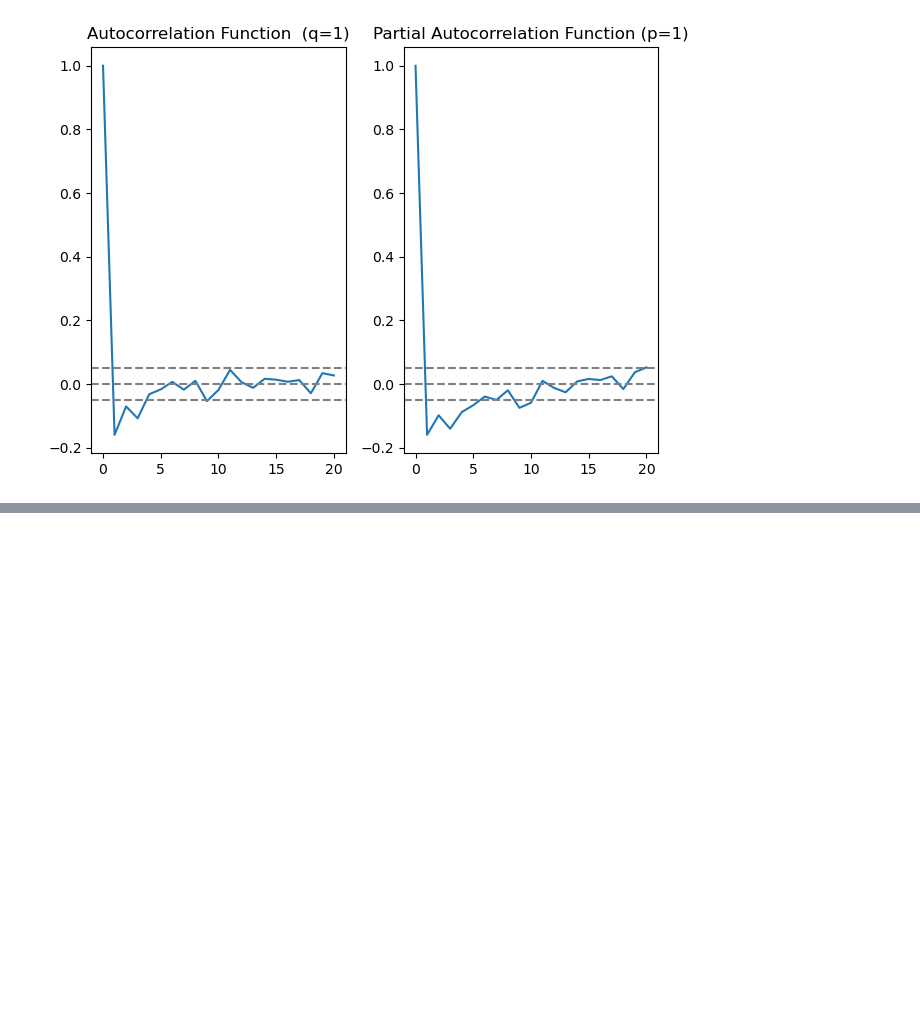
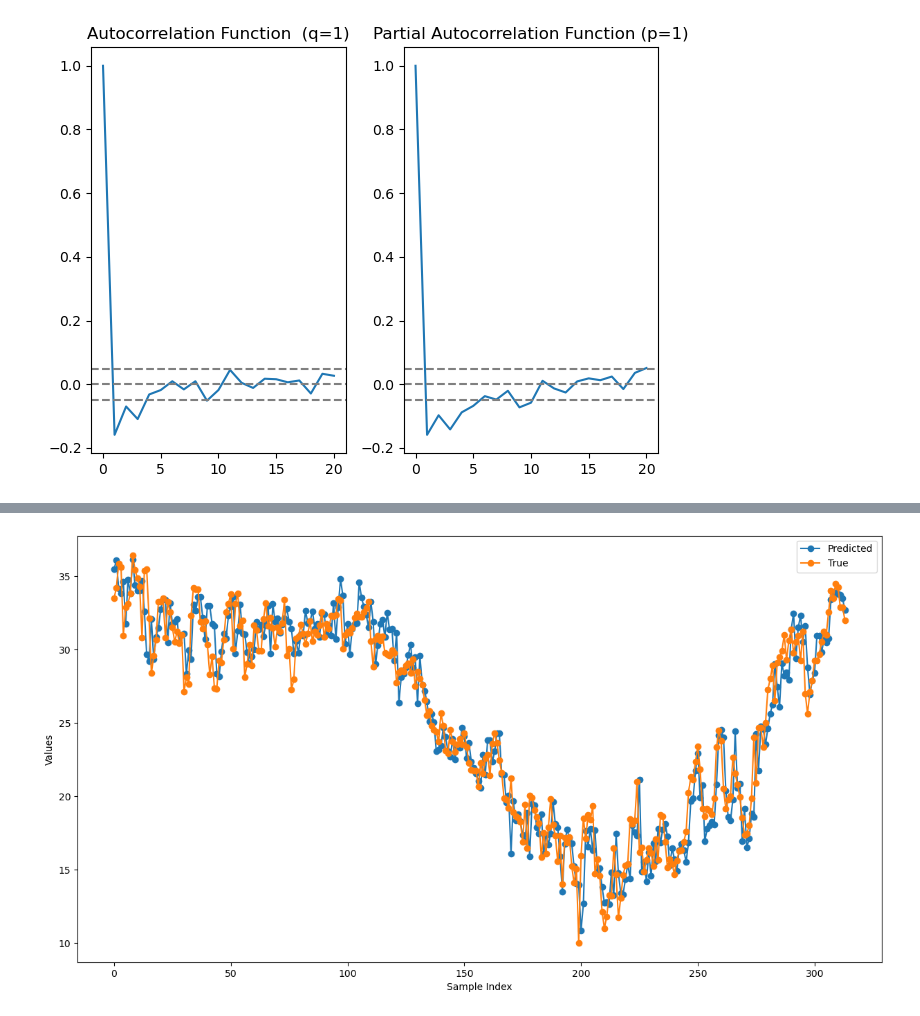
Before and after one commit to gscibi/tutorials, a Jupyter notebook: Time Series/time_series.ipynb, the cells around one changed output, grey strips where cells are left out. Drawn from its saved outputs; the diff is of its cells as text; code cells hidden in the pictures; blank space fills up the shorter version.

```diff
--- a/Time Series/time_series.ipynb
+++ b/Time Series/time_series.ipynb
@@ -334,0 +340,4 @@ RMSE:  1.638248707859098
+# %%
+### Use xgboost
+df=df[['meantemp','humidity', 'wind_speed', 'meanpressure']]
+df.reset_index(inplace=True)
@@ -334,0 +406,21 @@ RMSE:  1.638248707859098
+# %%
+#prepare for prediction
+X_train = train_df.drop(['meantemp', 'humidity', 'wind_speed', 'meanpressure'], axis=1)
+y_train = train_df[['meantemp']]
+
+X_test = test_df.drop(['meantemp','humidity', 'wind_speed', 'meanpressure'], axis=1)
+y_test = test_df[['meantemp']]
+# %%
+import xgboost as xgb
+from sklearn.model_selection import train_test_split
+from sklearn.metrics import mean_squared_error
+import pandas as pd
+
+model = xgb.XGBRegressor(random_state=42)
+model.fit(X_train, y_train)
+
+y_pred = model.predict(X_test)
+
+mse = mean_squared_error(y_test, y_pred)
+rmse = np.sqrt(mse)
+print('RMSE: ', rmse)
@@ -334,0 +446,21 @@ RMSE:  1.638248707859098
+# %%
+# Plotting
+
+
+test_reset = y_test.reset_index(drop=True)
+
+fig, ax = plt.subplots(figsize=(15, 8))
+
+
+plt.plot(y_pred, label='Predicted', marker='o')
+plt.plot(test_reset.meantemp, label='True', marker='o')
+
+# Adding labels and legend
+plt.xlabel('Sample Index')
+plt.ylabel('Values')
+plt.legend()
+
+# Display the plot
+plt.show()
+# %% [output]
+[figure, added]
```
Also changed, not shown: parts of 8 cells of this notebook.
